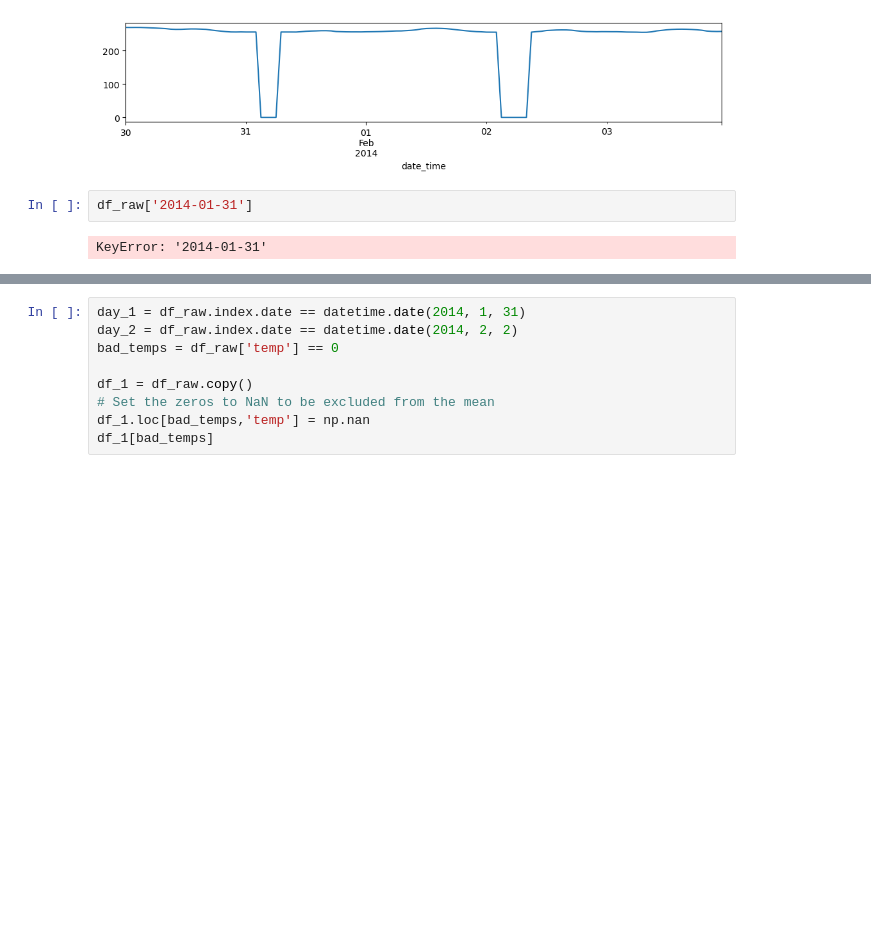
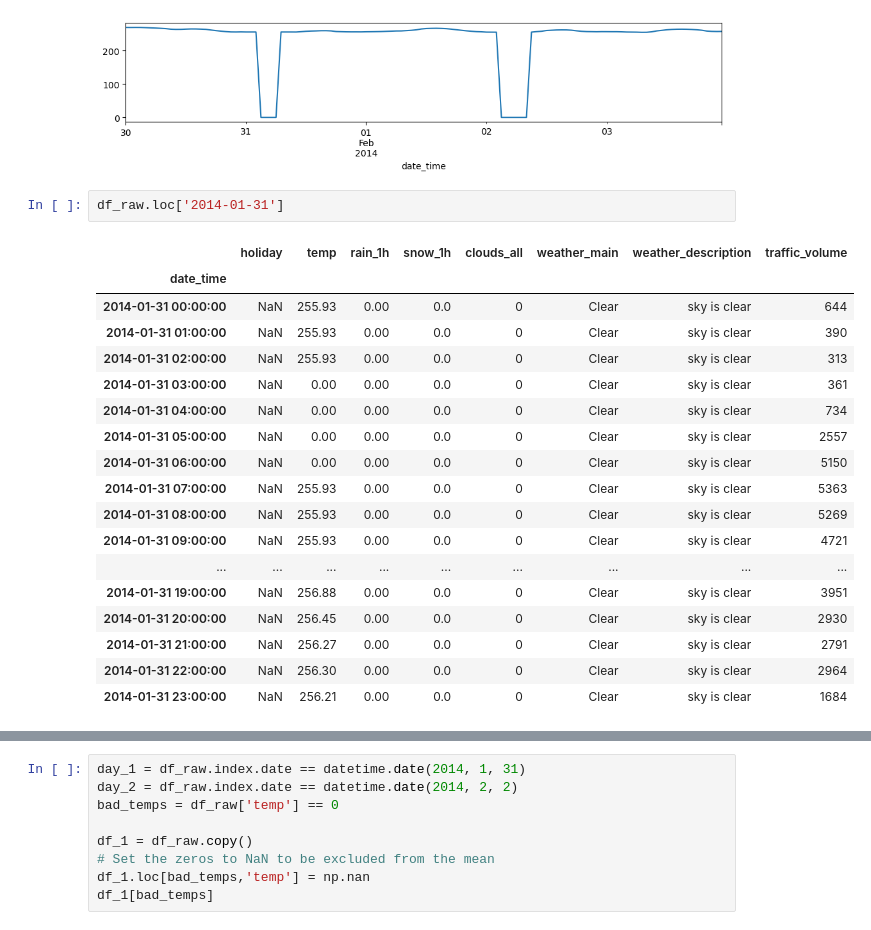
Before and after one commit to abeselom-tesfay/Smart-Traffic-Prediction-LSTM, a Jupyter notebook: Traffic_prediction.ipynb, the cells around one changed output, grey strips where cells are left out. Cells and saved outputs as stored; diff of their text form; blank space fills up the shorter version.

```diff
--- a/Traffic_prediction.ipynb
+++ b/Traffic_prediction.ipynb
@@ -330,7 +330,24 @@ _ = plot_features.plot(figsize=(12,2))
 # %% [output]
 [figure]
 # %%
-df_raw['2014-01-31']
+df_raw.loc['2014-01-31']
 # %% [output]
-KeyError: '2014-01-31'
+|  | holiday | temp | rain_1h | snow_1h | clouds_all | weather_main | weather_description | traffic_volume |
+| date_time |  |  |  |  |  |  |  |  |
+| 2014-01-31 00:00:00 | NaN | 255.93 | 0.00 | 0.0 | 0 | Clear | sky is clear | 644 |
+| 2014-01-31 01:00:00 | NaN | 255.93 | 0.00 | 0.0 | 0 | Clear | sky is clear | 390 |
+| 2014-01-31 02:00:00 | NaN | 255.93 | 0.00 | 0.0 | 0 | Clear | sky is clear | 313 |
+| 2014-01-31 03:00:00 | NaN | 0.00 | 0.00 | 0.0 | 0 | Clear | sky is clear | 361 |
+| 2014-01-31 04:00:00 | NaN | 0.00 | 0.00 | 0.0 | 0 | Clear | sky is clear | 734 |
+| 2014-01-31 05:00:00 | NaN | 0.00 | 0.00 | 0.0 | 0 | Clear | sky is clear | 2557 |
+| 2014-01-31 06:00:00 | NaN | 0.00 | 0.00 | 0.0 | 0 | Clear | sky is clear | 5150 |
+| 2014-01-31 07:00:00 | NaN | 255.93 | 0.00 | 0.0 | 0 | Clear | sky is clear | 5363 |
+| 2014-01-31 08:00:00 | NaN | 255.93 | 0.00 | 0.0 | 0 | Clear | sky is clear | 5269 |
+| 2014-01-31 09:00:00 | NaN | 255.93 | 0.00 | 0.0 | 0 | Clear | sky is clear | 4721 |
+| ... | ... | ... | ... | ... | ... | ... | ... | ... |
+| 2014-01-31 19:00:00 | NaN | 256.88 | 0.00 | 0.0 | 0 | Clear | sky is clear | 3951 |
+| 2014-01-31 20:00:00 | NaN | 256.45 | 0.00 | 0.0 | 0 | Clear | sky is clear | 2930 |
+| 2014-01-31 21:00:00 | NaN | 256.27 | 0.00 | 0.0 | 0 | Clear | sky is clear | 2791 |
+| 2014-01-31 22:00:00 | NaN | 256.30 | 0.00 | 0.0 | 0 | Clear | sky is clear | 2964 |
+| 2014-01-31 23:00:00 | NaN | 256.21 | 0.00 | 0.0 | 0 | Clear | sky is clear | 1684 |
 # %%
```
Also changed, not shown: parts of 23 cells of this notebook, 1 other file.
